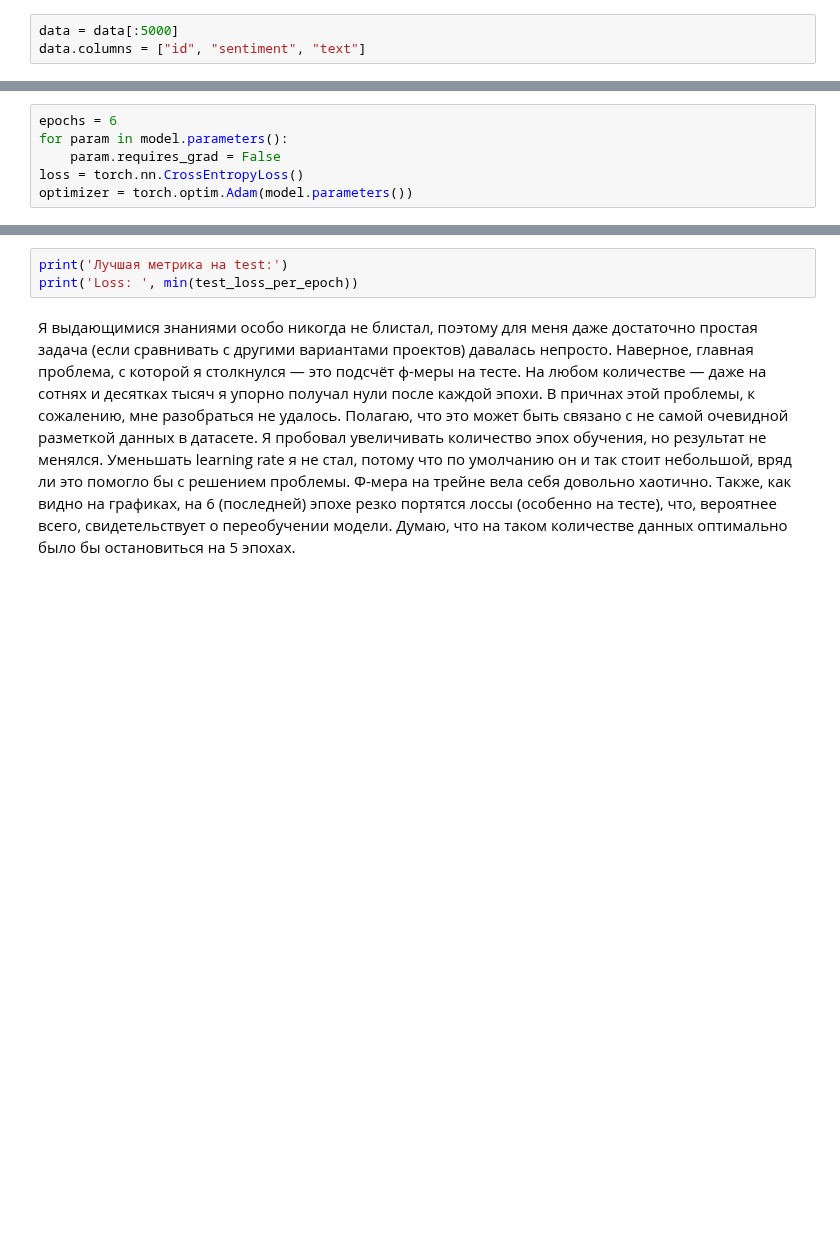
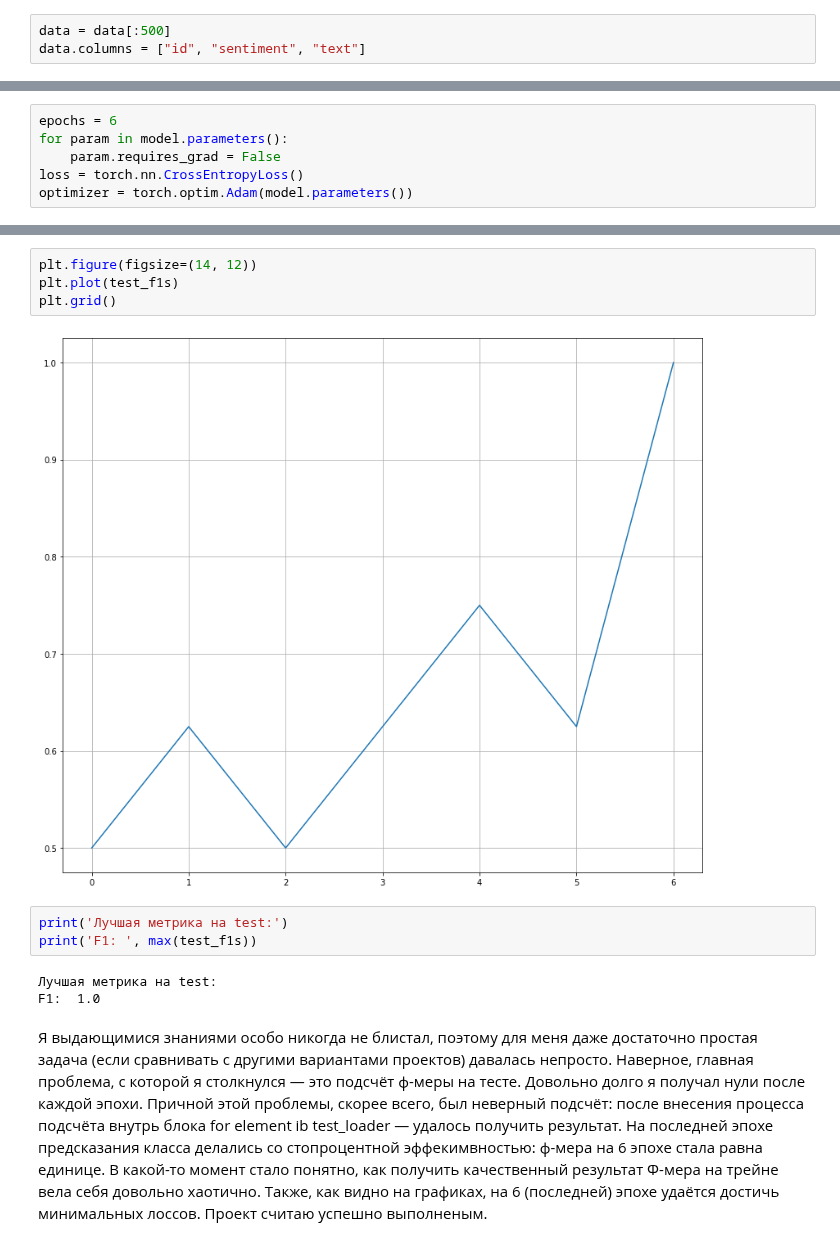
Before and after one commit to Vakhranev/Compling, a Jupyter notebook: Vakhranyov_AY_Deep_learning_Sentiment_Analysis.ipynb, the cells around one changed output, grey strips where cells are left out. Cells and saved outputs as stored; diff of their text form; blank space fills up the shorter version.

```diff
--- a/Vakhranyov_AY_Deep_learning_Sentiment_Analysis.ipynb
+++ b/Vakhranyov_AY_Deep_learning_Sentiment_Analysis.ipynb
@@ -33,5 +33,5 @@ Requirement already satisfied: pyparsing>=2.0.2 in /usr/local/lib/python3.6/dist
 # %%
-data = data[:5000]
+data = data[:500]
 data.columns = ["id", "sentiment", "text"]
 # %%
 from sklearn.preprocessing import LabelEncoder
@@ -201,6 +212,18 @@ plt.grid()
+# %%
+plt.figure(figsize=(14, 12))
+plt.plot(test_f1s)
+plt.grid()
+# %% [output]
+[figure, added]
 # %%
 print('Лучшая метрика на test:')
-print('Loss: ', min(test_loss_per_epoch))
+print('F1: ', max(test_f1s))
+# %% [output]
+Лучшая метрика на test:
+F1:  1.0
 # %% [markdown]
-Я выдающимися знаниями особо никогда не блистал, поэтому для меня даже достаточно простая задача (если сравнивать с другими вариантами проектов) давалась непросто. Наверное, главная проблема, с которой я столкнулся — это подсчёт ф-меры на тесте. На любом количестве — даже на сотнях и десятках тысяч я упорно получал нули после каждой эпохи. В причнах этой проблемы, к сожалению, мне разобраться не удалось. Полагаю, что это может быть связано с не самой очевидной разметкой данных в датасете. Я пробовал увеличивать количество эпох обучения, но результат не менялся. Уменьшать learning rate я не стал, потому что по умолчанию он и так стоит небольшой, вряд ли это помогло бы с решением проблемы.
-Ф-мера на трейне вела себя довольно хаотично. Также, как видно на графиках, на 6 (последней) эпохе резко портятся лоссы (особенно на тесте), что, вероятнее всего, свидетельствует о переобучении модели. Думаю, что на таком количестве данных оптимально было бы остановиться на 5 эпохах.
+Я выдающимися знаниями особо никогда не блистал, поэтому для меня даже достаточно простая задача (если сравнивать с другими вариантами проектов) давалась непросто. Наверное, главная проблема, с которой я столкнулся — это подсчёт ф-меры на тесте. Довольно долго я получал нули после каждой эпохи. Причной этой проблемы, скорее всего, был неверный подсчёт: после внесения процесса подсчёта внутрь блока for element ib test_loader — удалось получить результат.
+На последней эпохе предсказания класса делались со стопроцентной эффекимвностью: ф-мера на 6 эпохе стала равна единице.
+В какой-то момент стало понятно, как получить качественный результат
+Ф-мера на трейне вела себя довольно хаотично. Также, как видно на графиках, на 6 (последней) эпохе удаётся достичь минимальных лоссов.
+Проект считаю успешно выполненым.
```
Also changed, not shown: parts of 6 cells of this notebook.
